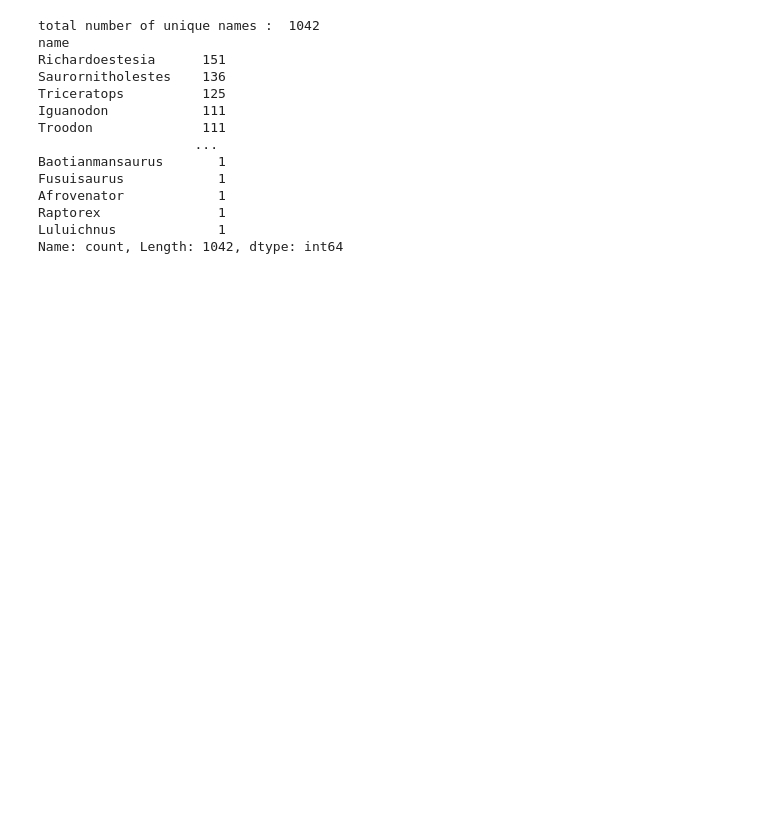
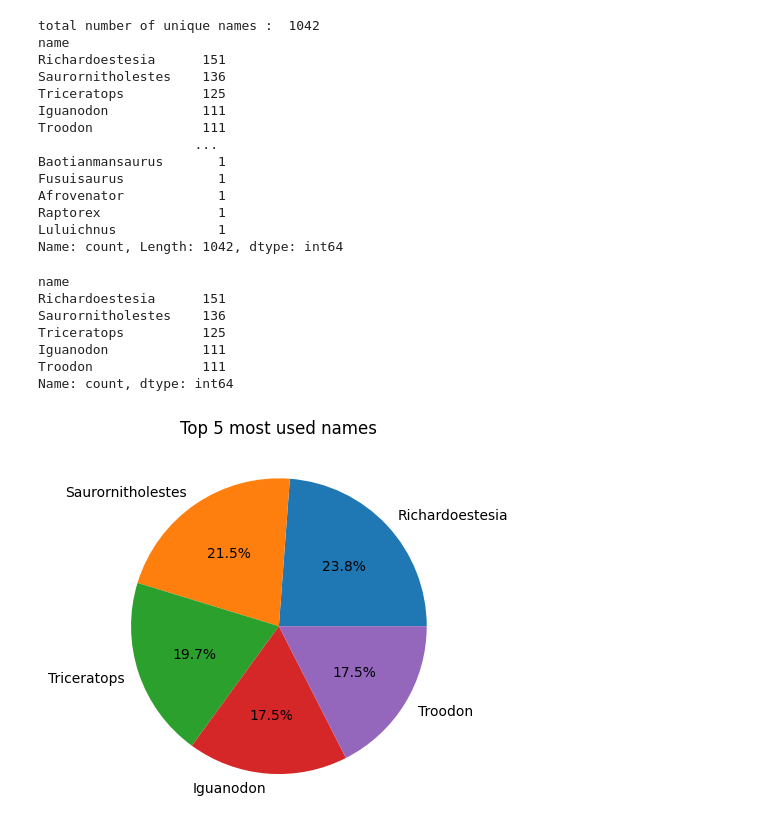
Before and after one commit to bilaalmunir/Data-Science-Museum-Project-, a Jupyter notebook: task1.ipynb, the cells around one changed output. Cells and saved outputs as stored; diff of their text form; code cells hidden in the pictures; blank space fills up the shorter version.

Commit message:
showed top 5 most used names in the data in pie chart

```diff
--- a/task1.ipynb
+++ b/task1.ipynb
@@ -32,3 +33,25 @@ Afrovenator            1
 Raptorex               1
 Luluichnus             1
 Name: count, Length: 1042, dtype: int64
+# %%
+# for names,occurrences in namesOccurred.items():
+#     plt.bar(names, occurrences , label=names)
+
+# plt.xlabel('Name')
+# plt.ylabel('Occurence')
+# plt.legend()
+# plt.show()
+topNames = namesOccurred.head()
+print(topNames)
+plt.pie(topNames, labels=topNames.index, autopct='%1.1f%%')
+plt.title("Top 5 most used names")
+plt.show()
+# %% [output]
+name
+Richardoestesia      151
+Saurornitholestes    136
+Triceratops          125
+Iguanodon            111
+Troodon              111
+Name: count, dtype: int64
+[figure, added]
```
Also changed, not shown: parts of 1 cell of this notebook.
